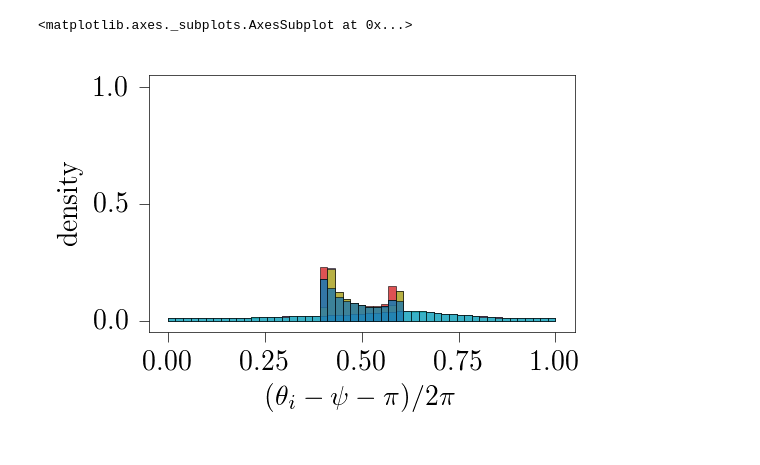
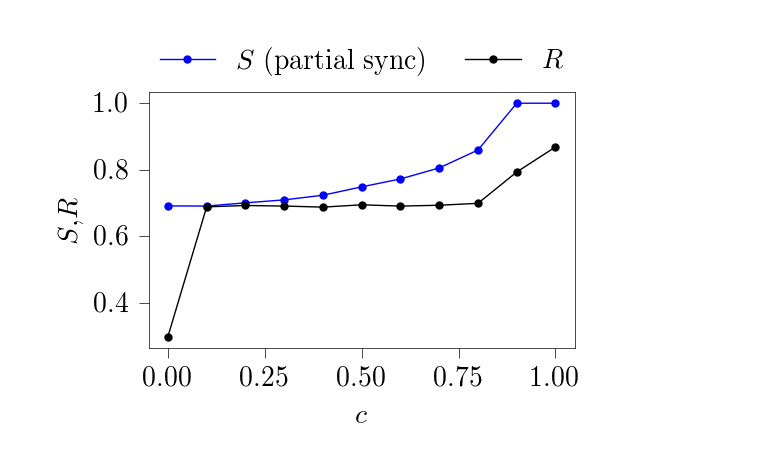
Before and after one commit to cbnfreitas/kuramoto_model_integrate_and_plot, a Jupyter notebook: run_integrate_measure_and_plot.ipynb, the cells around one changed output. Saved outputs shown, nothing was run; the diff lists cells and outputs as text; code cells hidden in the pictures.

```diff
--- a/run_integrate_measure_and_plot.ipynb
+++ b/run_integrate_measure_and_plot.ipynb
@@ -75,5 +73,18 @@ plot_phase_minus_psi(t, theta, psi)
-# %%
-plot_phase_minus_psi_histogram(theta, psi)
-# %% [output]
-<matplotlib.axes._subplots.AxesSubplot at 0x...>
-[figure, removed]
+# %%
+#Increasing coupling parameter
+out = {}
+for kuramotoModel.c in arange_(0,1,0.1):
+    out[kuramotoModel.c] = integrate_and_measure(kuramotoModel, theta0, tf=200)
+# %%
+cs, partial_sync, mean_r = zip(*[ [c,  out[c]['partial_sync'],  out[c]['mean_r']] for c in out.keys()])
+fig, ax = plt.subplots(1, figsize=( one_column_figure_size * golden_ration,one_column_figure_size))
+ax.plot(cs,partial_sync, '-bo',  markersize=2, label=r'$S$ (partial sync)', linewidth = 0.5)
+ax.plot(cs,mean_r, '-ko', markersize=2, label=r'$R$', linewidth = 0.5)
+ax.set_xlabel(r'$c$')
+ax.set_ylabel(r'$S$,$R$')
+legend = ax.legend(bbox_to_anchor=(0., 1.02, 1., .102), loc=3,
+           ncol=2, mode="expand", borderaxespad=0., frameon=False)
+
+plt.savefig("tex_example\\increasingC.pdf")
+# %% [output]
+[figure, added]
```
Also changed, not shown: parts of 9 cells of this notebook.
